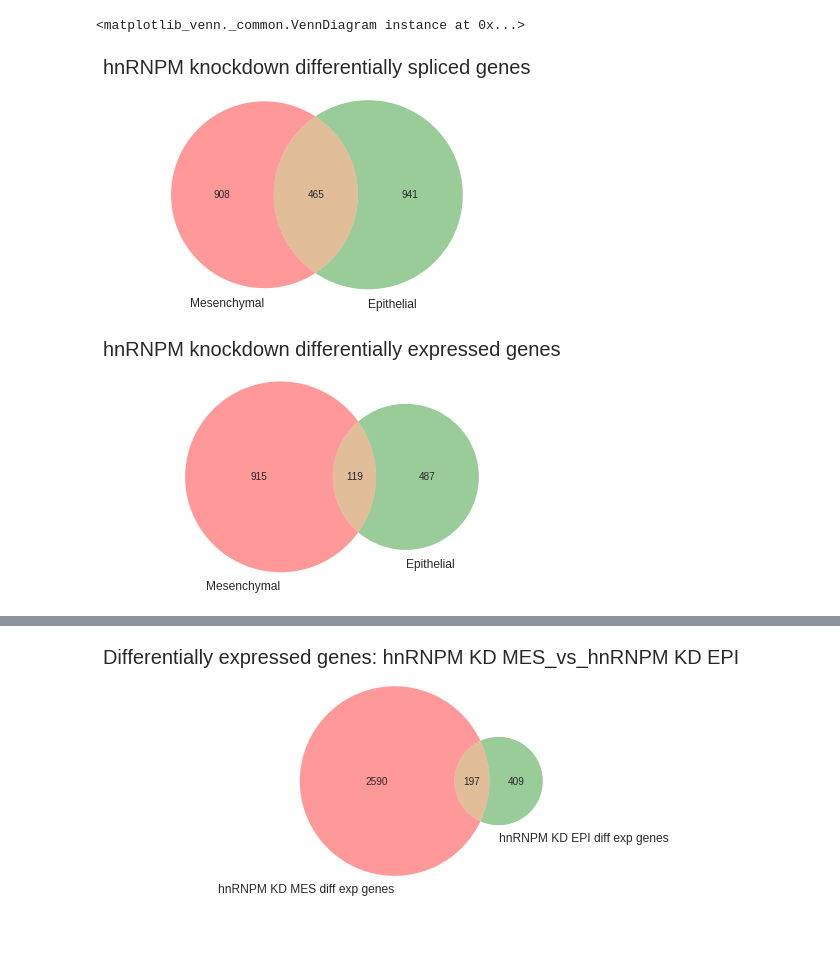
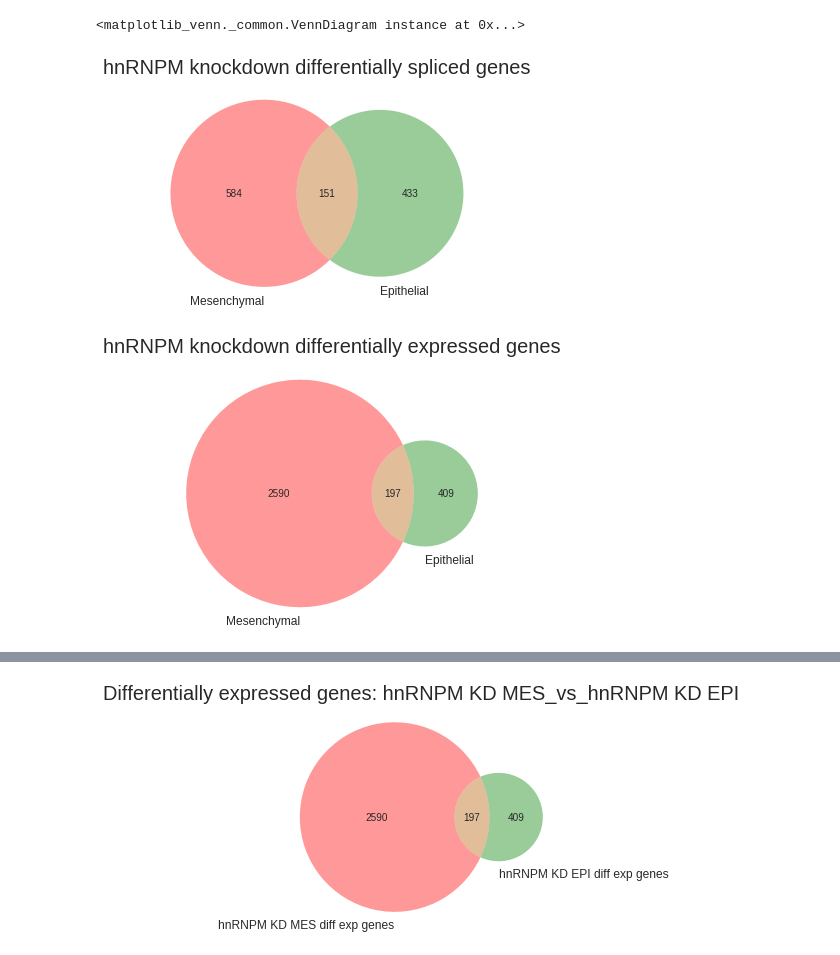
Before and after one commit to seharvey2012/programmatic_analysis, a Jupyter notebook: getting_clipper_to_work/clipper_runs_working_with_individual_rt_stops/master_go_analysis.ipynb, the cells around one changed output, grey strips where cells are left out. Cells and saved outputs as stored; diff of their text form; code cells hidden in the pictures.

```diff
--- a/getting_clipper_to_work/clipper_runs_working_with_individual_rt_stops/master_go_analysis.ipynb
+++ b/getting_clipper_to_work/clipper_runs_working_with_individual_rt_stops/master_go_analysis.ipynb
@@ -188,7 +179,7 @@ def filter_fdr_and_psi(intersect_df,FDR,dPSI):
 
 #Process each dataframe with full rMATS dataframe and exon_intersect_df with this function
 FDR = 0.05
-dPSI = 0.1
+dPSI = 0.2
 
 twist_rMATS_df_filtered = filter_fdr_and_psi(twist_rMATS_df,FDR,dPSI)
 cc1_cc2_rMATS_df_filtered = filter_fdr_and_psi(cc1_cc2_rMATS_df,FDR,dPSI)
@@ -288,35 +280,35 @@ def compare_genes_diff_and_spliced(cuff_df,mats_df,sample_name):
 # %%
 #THIS USES THE COMBINED CC TO MAKE A MASTER MESENCHYMAL SET VS THE EPITHELIAL SET
 
 #combine the set of spliced from hnRNPM cc1_cc2
 cc1_cc2_set = set(cc1_cc2_rMATS_df_filtered.ens_gene.tolist())
 cc3_cc4_set = set(cc3_cc4_rMATS_df_filtered.ens_gene.tolist())
 #combine
 cc1_cc4_set = cc1_cc2_set.union(cc3_cc4_set)
 
 hh5_hh6_set = set(hh5_hh6_rMATS_df_filtered.ens_gene.tolist())
 
 #splicing venn diagram
 fig = plt.figure(figsize=(6,6))
 plt.title('hnRNPM knockdown differentially spliced genes',fontsize=20)
 mplv.venn2([cc1_cc4_set,hh5_hh6_set],set_labels=('Mesenchymal','Epithelial'))
 
 #combine the set of genes
 cc1_cc2_gene_set = set(cc1_cc2_cuff_df_filtered.ens_gene.tolist())
 cc3_cc4_gene_set = set(cc3_cc4_cuff_df_filtered.ens_gene.tolist())
-#combine
+#combine - BUT HERE YOU CAN TAKE THE INTERSECTION OR THE UNION
 cc1_cc4_gene_set = cc1_cc2_gene_set.union(cc3_cc4_gene_set)
 
 hh5_hh6_gene_set = set(hh5_hh6_cuff_df_filtered.ens_gene.tolist())
 
 #gene venn diagram
 fig = plt.figure(figsize=(6,6))
 plt.title('hnRNPM knockdown differentially expressed genes',fontsize=20)
-mplv.venn2([cc3_cc4_gene_set,hh5_hh6_gene_set],set_labels=('Mesenchymal','Epithelial'))
+mplv.venn2([cc1_cc4_gene_set,hh5_hh6_gene_set],set_labels=('Mesenchymal','Epithelial'))
 # %% [output]
 <matplotlib_venn._common.VennDiagram instance at 0x...>
-[figure, old version]
+[figure, new version]
-[figure, old version]
+[figure, new version]
 # %%
 def compare_spliced_and_spliced(cuff_df,mats_df,sample_name_1,sample_name_2):
     plt.figure(figsize=(5,5))
```
Also changed, not shown: parts of 9 cells of this notebook, 5 other files.
